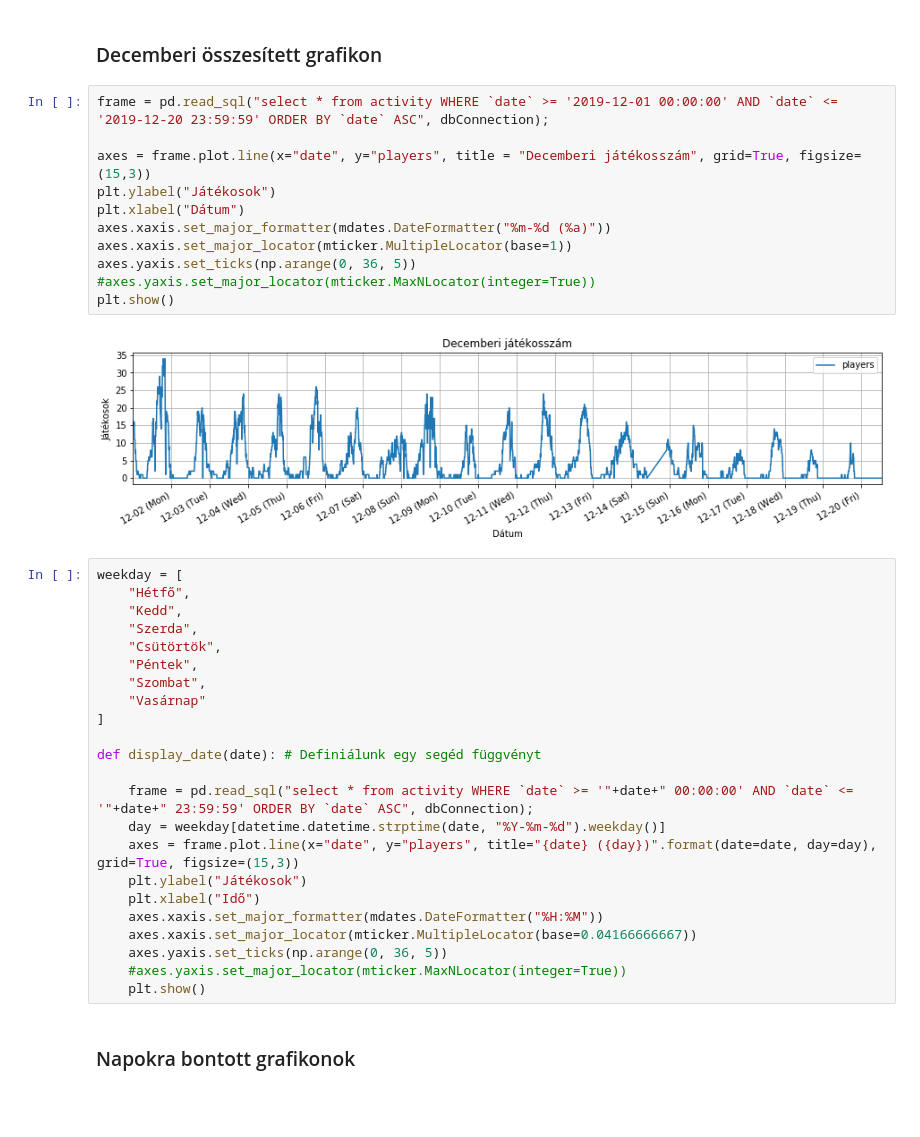
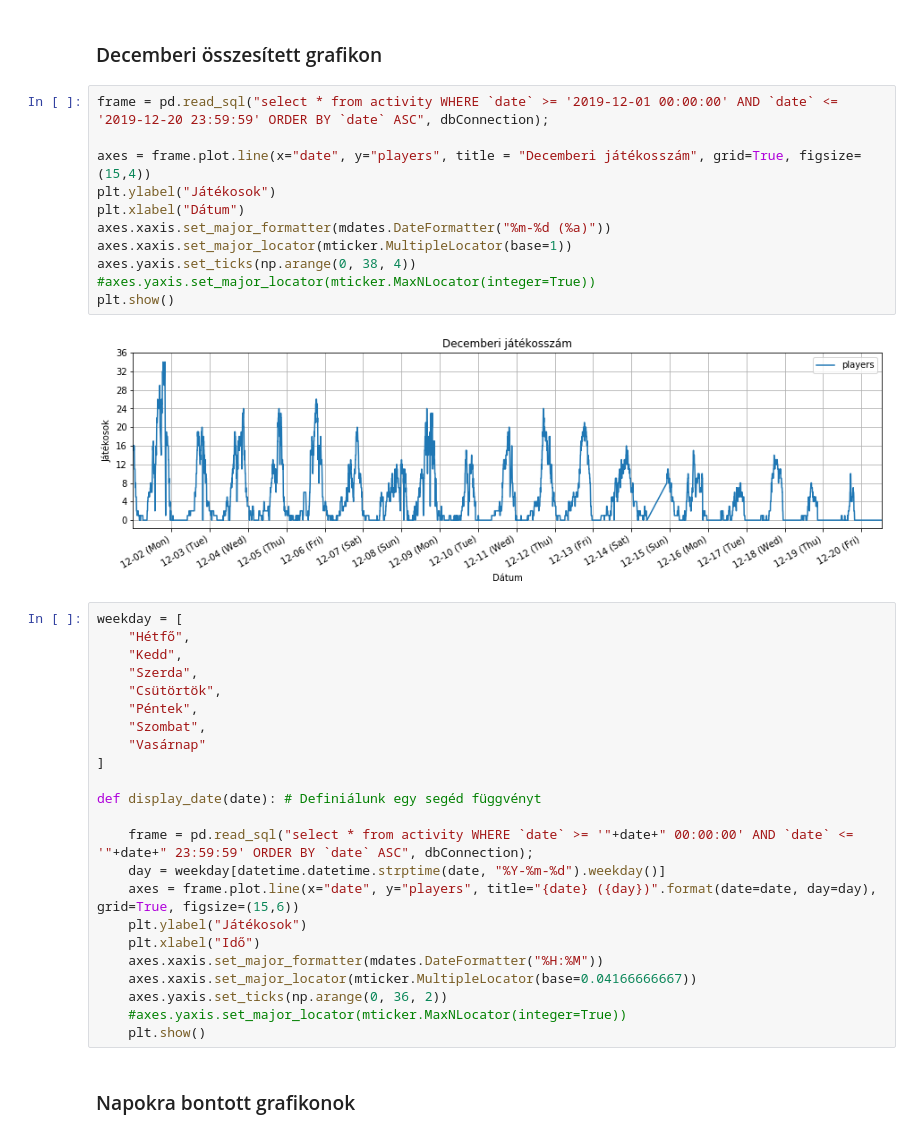
Before and after one commit to Andruida/GameMonitorData, a Jupyter notebook: Shining Dawn.ipynb, the cells around one changed output. Cells and saved outputs as stored; diff of their text form; blank space fills up the shorter version.

Commit message:
Scaled up graphs even more

```diff
--- a/Shining Dawn.ipynb
+++ b/Shining Dawn.ipynb
@@ -16,16 +16,16 @@ dbConnection = sqlEngine.connect()
 # %%
 frame = pd.read_sql("select * from activity WHERE `date` >= '2019-12-01 00:00:00' AND `date` <= '2019-12-20 23:59:59' ORDER BY `date` ASC", dbConnection);
 
-axes = frame.plot.line(x="date", y="players", title = "Decemberi játékosszám", grid=True, figsize=(15,3))
+axes = frame.plot.line(x="date", y="players", title = "Decemberi játékosszám", grid=True, figsize=(15,4))
 plt.ylabel("Játékosok")
 plt.xlabel("Dátum")
 axes.xaxis.set_major_formatter(mdates.DateFormatter("%m-%d (%a)"))
 axes.xaxis.set_major_locator(mticker.MultipleLocator(base=1))
-axes.yaxis.set_ticks(np.arange(0, 36, 5))
+axes.yaxis.set_ticks(np.arange(0, 38, 4))
 #axes.yaxis.set_major_locator(mticker.MaxNLocator(integer=True))
 plt.show()
 # %% [output]
-[figure, old version]
+[figure, new version]
 # %%
 weekday = [
     "Hétfő",
@@ -41,12 +41,12 @@ def display_date(date): # Definiálunk egy segéd függvényt
 
     frame = pd.read_sql("select * from activity WHERE `date` >= '"+date+" 00:00:00' AND `date` <= '"+date+" 23:59:59' ORDER BY `date` ASC", dbConnection);
     day = weekday[datetime.datetime.strptime(date, "%Y-%m-%d").weekday()]
-    axes = frame.plot.line(x="date", y="players", title="{date} ({day})".format(date=date, day=day), grid=True, figsize=(15,3))
+    axes = frame.plot.line(x="date", y="players", title="{date} ({day})".format(date=date, day=day), grid=True, figsize=(15,6))
     plt.ylabel("Játékosok")
     plt.xlabel("Idő")
     axes.xaxis.set_major_formatter(mdates.DateFormatter("%H:%M"))
     axes.xaxis.set_major_locator(mticker.MultipleLocator(base=0.04166666667))
-    axes.yaxis.set_ticks(np.arange(0, 36, 5))
+    axes.yaxis.set_ticks(np.arange(0, 36, 2))
     #axes.yaxis.set_major_locator(mticker.MaxNLocator(integer=True))
     plt.show()
 # %% [markdown]
```
Also changed, not shown: parts of 1 cell of this notebook.
